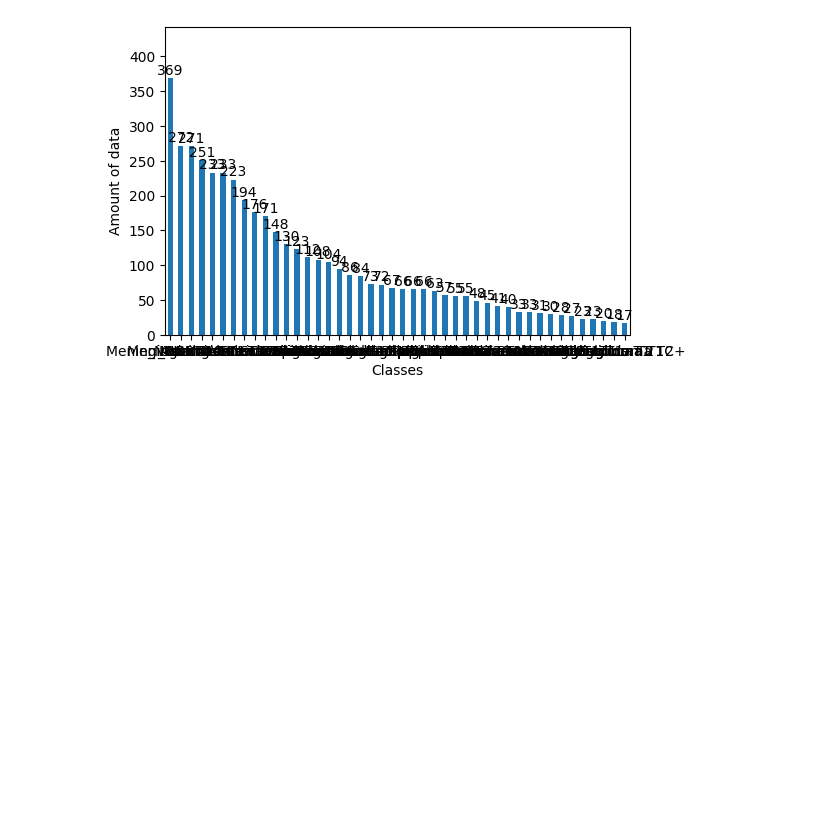
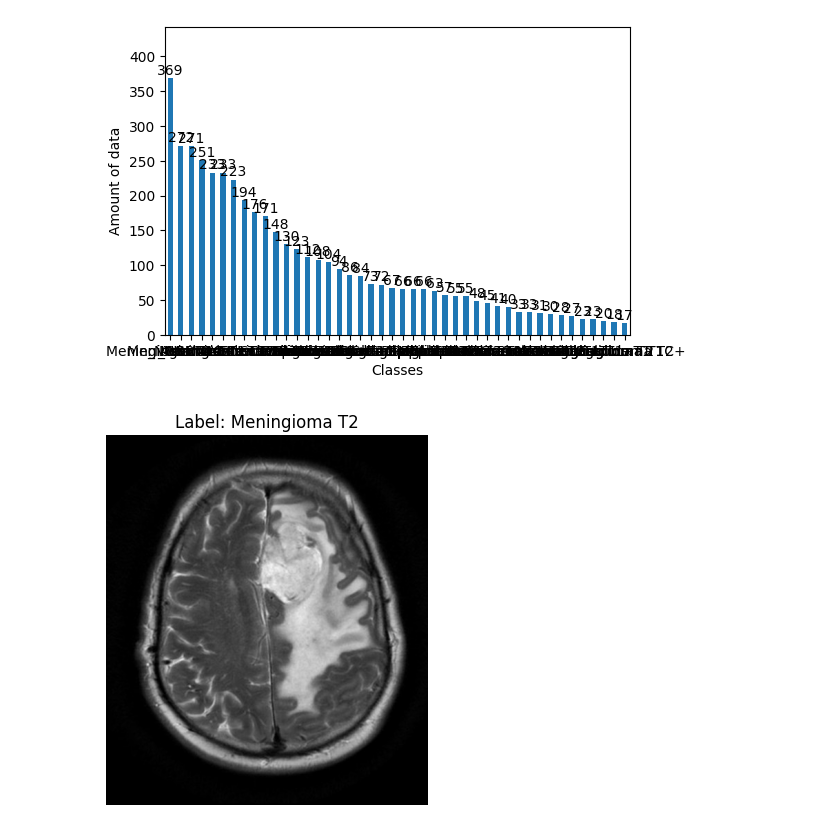
Before and after one commit to Nura-Alam-Naim/CSE366_AI, a Jupyter notebook: lab2braintumor44classes-2.ipynb, the cells around one changed output. Cells and saved outputs as stored; diff of their text form; code cells hidden in the pictures; blank space fills up the shorter version.

Commit message:
Visualizing Data

```diff
--- a/lab2braintumor44classes-2.ipynb
+++ b/lab2braintumor44classes-2.ipynb
@@ -119,3 +119,17 @@ Class: Ganglioglioma T1, Count: 20
 Class: Ganglioglioma T1C+, Count: 18
 Class: Granuloma T2, Count: 17
 [figure]
+# %%
+random_index = random.randint(1, len(df) - 1)
+random_row = df.iloc[random_index]
+
+file_path = random_row['file_path']
+label = random_row['label']
+
+image = Image.open(file_path)
+plt.imshow(image)
+plt.title(f"Label: {label}")
+plt.axis('off')
+plt.show()
+# %% [output]
+[figure, added]
```
